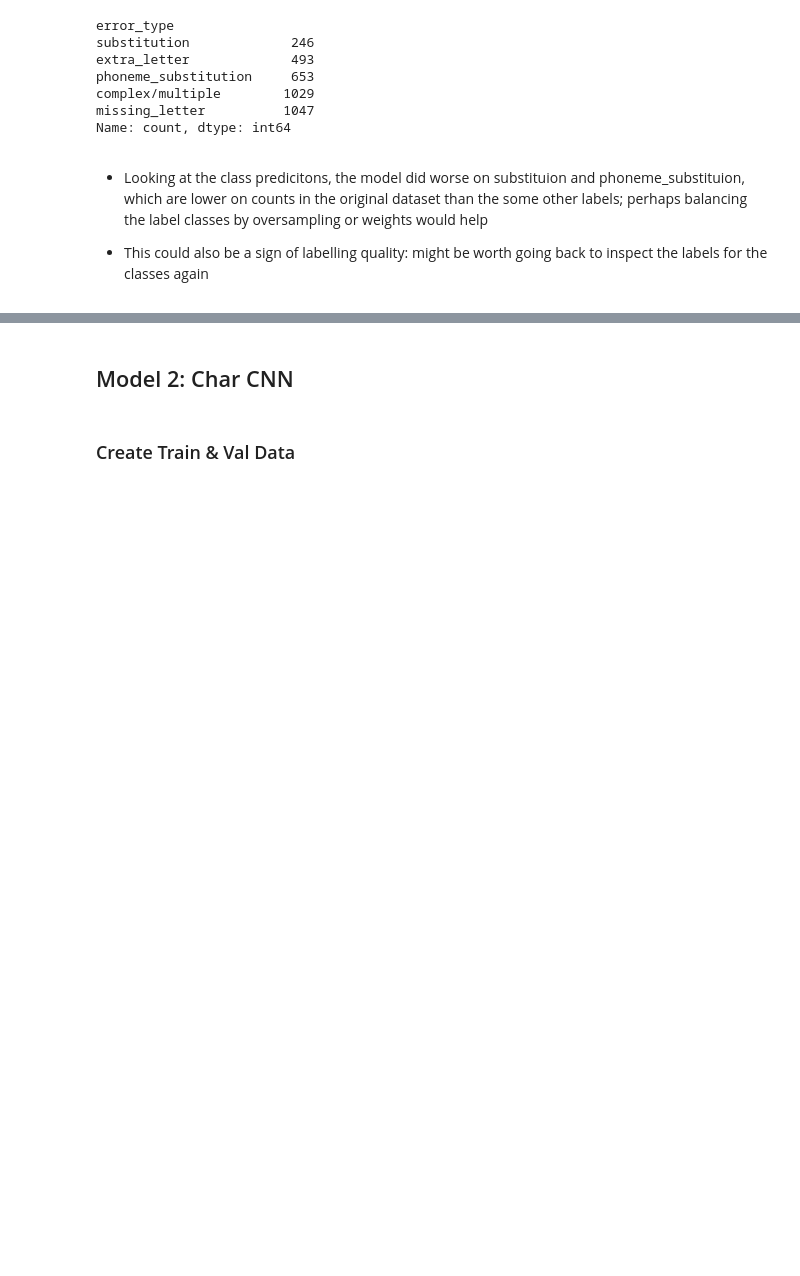
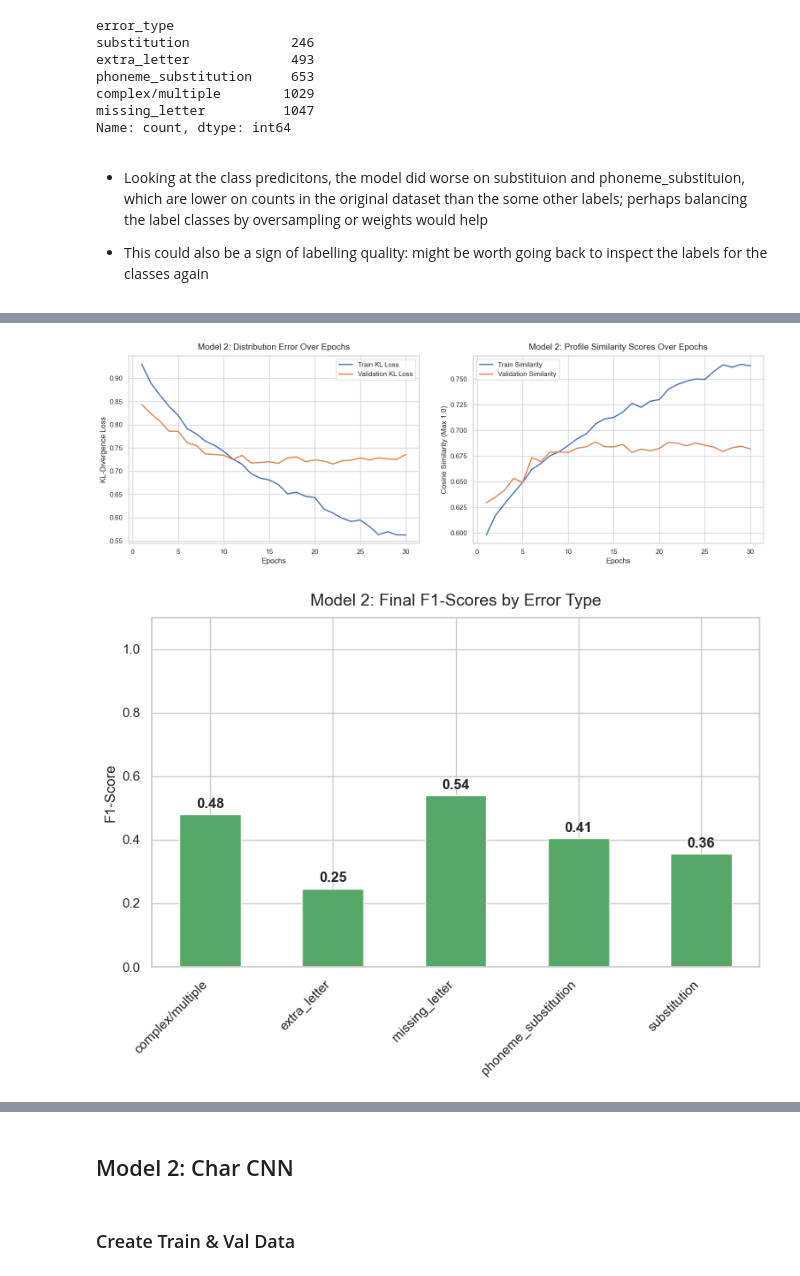
Before and after one commit to Geo-Lu-Zhu/SpellSpark, a Jupyter notebook: models/nn models poc/bilstm_and_char_nn.ipynb, the cells around one changed output, grey strips where cells are left out. Saved outputs shown, nothing was run; the diff lists cells and outputs as text; code cells hidden in the pictures; blank space fills up the shorter version.

Commit message:
update model2

```diff
--- a/models/nn models poc/bilstm_and_char_nn.ipynb
+++ b/models/nn models poc/bilstm_and_char_nn.ipynb
@@ -371,0 +629,47 @@ Name: count, dtype: int64
+# %%
+# 5. Plotting all requested metrics
+
+import seaborn as sns
+
+sns.set_theme(style="whitegrid")
+
+# --- Figure 1: Epoch Metrics (1 row, 2 columns) ---
+fig1, axes1 = plt.subplots(1, 2, figsize=(16, 6))
+
+# Chart 1: KL-Divergence Loss Over Epochs
+axes1[0].plot(range(1, num_epochs + 1), train_losses, label='Train KL Loss', color='#4C72B0', linewidth=2)
+axes1[0].plot(range(1, num_epochs + 1), val_losses, label='Validation KL Loss', color='#DD8452', linewidth=2)
+axes1[0].set_xlabel('Epochs', fontsize=12)
+axes1[0].set_ylabel('KL-Divergence Loss', fontsize=12)
+axes1[0].set_title('Model 2: Distribution Error Over Epochs', fontsize=14, pad=10)
+axes1[0].legend(fontsize=11)
+
+# Chart 2: Cosine Similarity Over Epochs
+axes1[1].plot(range(1, num_epochs + 1), train_sims, label='Train Similarity', color='#4C72B0', linewidth=2)
+axes1[1].plot(range(1, num_epochs + 1), val_sims, label='Validation Similarity', color='#DD8452', linewidth=2)
+axes1[1].set_xlabel('Epochs', fontsize=12)
+axes1[1].set_ylabel('Cosine Similarity (Max 1.0)', fontsize=12)
+axes1[1].set_title('Model 2: Profile Similarity Scores Over Epochs', fontsize=14, pad=10)
+axes1[1].legend(fontsize=11)
+
+fig1.tight_layout(pad=3.0)
+plt.show()
+
+# --- Figure 2: Standalone F1-Scores Bar Chart ---
+plt.figure(figsize=(8, 6))
+x_pos = np.arange(len(categories))
+plt.bar(x_pos, f1_scores, color='#55A868', width=0.5)
+plt.xticks(x_pos, categories, rotation=45, ha="right", fontsize=11)
+plt.ylim(0, 1.1)
+plt.ylabel('F1-Score', fontsize=12)
+plt.title('Model 2: Final F1-Scores by Error Type', fontsize=14, pad=10)
+
+# Add value labels on top of the bars for easy reading
+for i, v in enumerate(f1_scores):
+    plt.text(i, v + 0.02, f"{v:.2f}", ha='center', fontweight='bold')
+
+plt.tight_layout()
+plt.show()
+# %% [output]
+[figure, added]
+[figure, added]
```
Also changed, not shown: parts of 15 cells of this notebook.
